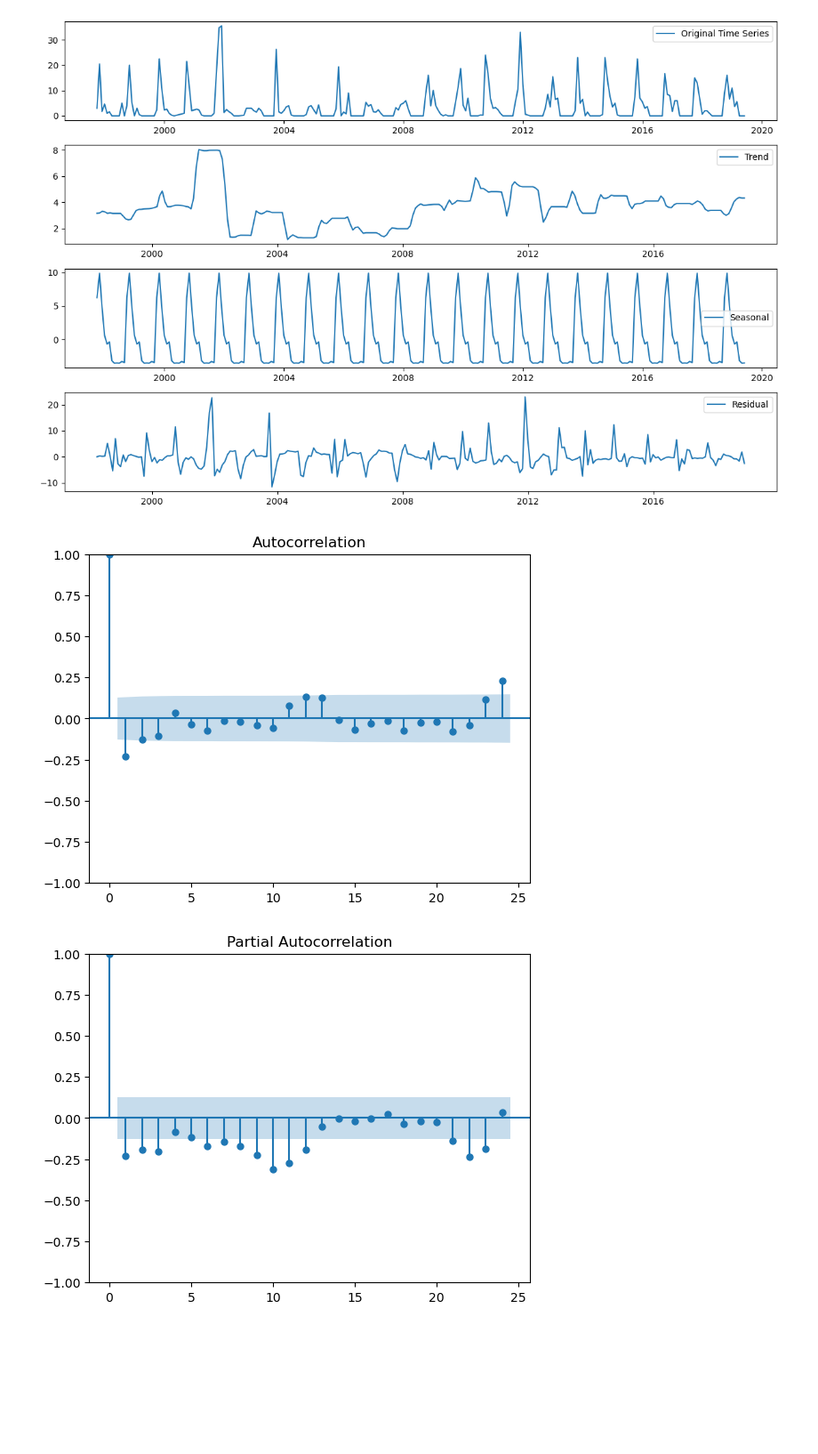
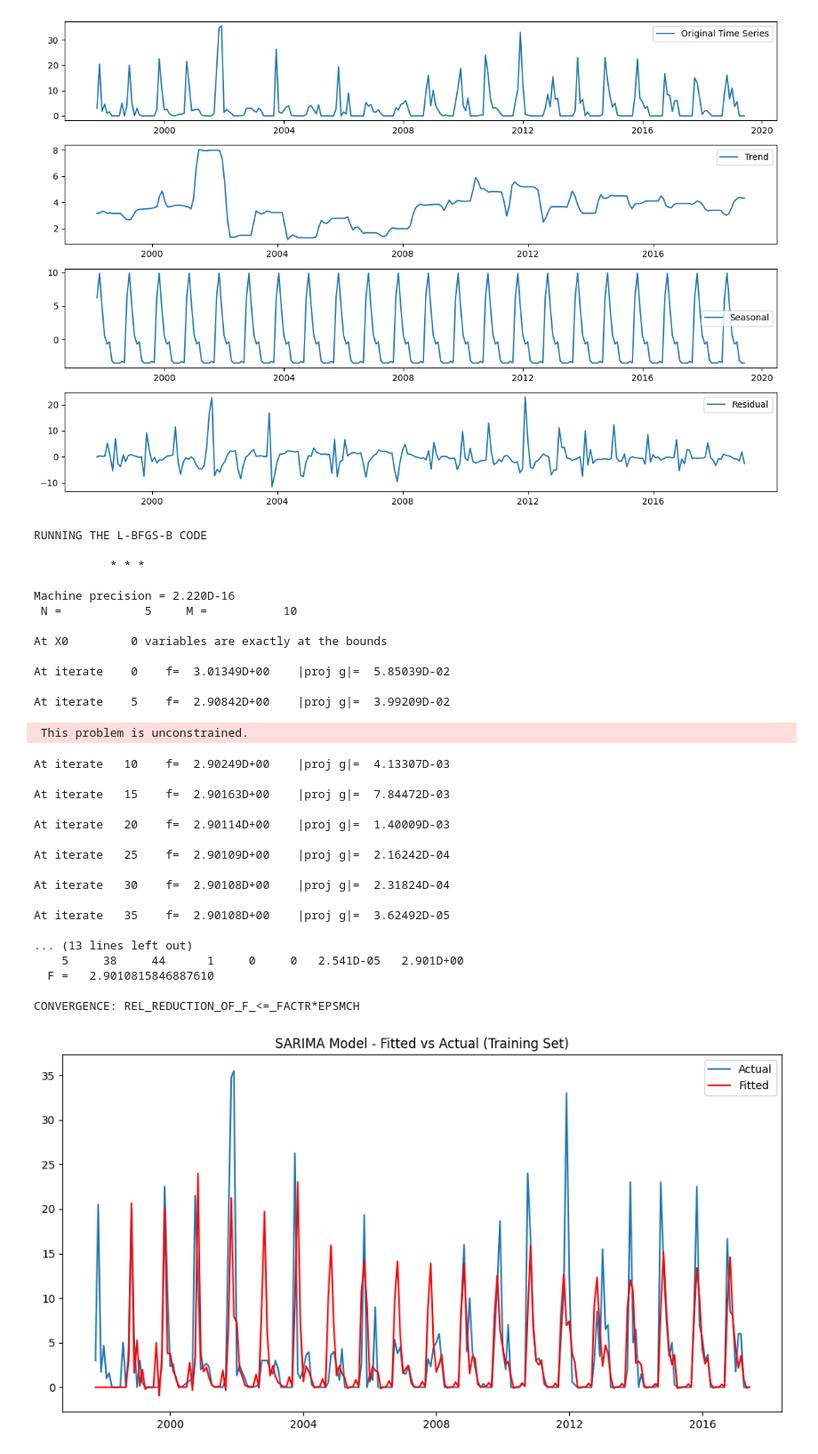
Before and after one commit to mckenned/mlProjectBirds, a Jupyter notebook: Entrega_Codigo.ipynb, the cells around one changed output. Shown at 89% size. Cells and saved outputs as stored; diff of their text form; code cells hidden in the pictures; blank space fills up the shorter version.

```diff
--- a/Entrega_Codigo.ipynb
+++ b/Entrega_Codigo.ipynb
@@ -373,22 +369,20 @@ trazar(datos_smoothed['count'], title="Variación Mosquitero Suavizada")
 # %%
 # optimizacion de parámetros
-from itertools import product
-from statsmodels.tsa.statespace.sarimax import SARIMAX
-import numpy as np
 
 # Parámetros a probar
-p_values = [0, 1, 2]
+p_values = [1, 2]
 d_values = [0, 1]
-q_values = [0, 1, 2]
-P_values = [0, 1, 2]
+q_values = [1, 2]
+P_values = [1, 2]
 D_values = [0, 1]
-Q_values = [0, 1, 2]
+Q_values = [1, 2]
 
 # Almacena los resultados y los criterios de evaluación
 best_aic = np.inf
 best_order = None
 best_seasonal_order = None
 
+# Grid Search
 # Itera sobre todas las combinaciones posibles
 for p, d, q, P, D, Q in product(p_values, d_values, q_values, P_values, D_values, Q_values):
     try:
@@ -406,11 +400,3 @@ for p, d, q, P, D, Q in product(p_values, d_values, q_values, P_values, D_values
 
     except Exception as e:
         continue
-
-# Muestra los mejores parámetros encontrados
-print(f"Best SARIMA Order: {best_order}")
-print(f"Best SARIMA Seasonal Order: {best_seasonal_order}")
-
-# Ajusta el modelo SARIMA con los mejores parámetros
-best_sarima_model = SARIMAX(datos_smoothed['count'], order=best_order, seasonal_order=best_seasonal_order)
-best_sarima_results = best_sarima_model.fit()
@@ -450,48 +442,59 @@ plt.show()
 # %% [output]
 [figure]
 # %%
-import pandas as pd
-import numpy as np
-import matplotlib.pyplot as plt
-from statsmodels.tsa.statespace.sarimax import SARIMAX
-from statsmodels.graphics.tsaplots import plot_acf, plot_pacf
-from sklearn.model_selection import TimeSeriesSplit
-
 # Definir el tamaño del conjunto de prueba
-test_size = 24  # Dos años de datos de prueba
+test_size = 24  # Dos años de datos de prueba - 5% del dataset
 
 # Dividir los datos en conjuntos de entrenamiento y prueba
 train_data = datos_smoothed[:-test_size]
 test_data = datos_smoothed[-test_size:]
 
-# Determinar el orden de diferenciación
-diff = train_data['count'].diff().dropna()
-
-# Graficar ACF y PACF para ayudar a determinar el orden estacional
-plot_acf(diff, lags=24)
-plot_pacf(diff, lags=24)
-plt.show()
-
 # Establecer el orden del modelo SARIMA
-order = (2, 1, 2)  # Reemplazar con valores apropiados basados en el análisis de ACF y PACF
-seasonal_order = (2, 1, 2, 12)  # Suponiendo una estacionalidad anual
+order = best_order  # Reemplazar con valores apropiados basados en el análisis de ACF y PACF
+seasonal_order = best_seasonal_order  # Suponiendo una estacionalidad anual
 
 # Crear y ajustar el modelo SARIMA en los datos de entrenamiento
 sarima_model = SARIMAX(train_data['count'], order=order, seasonal_order=seasonal_order)
 sarima_results = sarima_model.fit()
 
 # Graficar valores pronosticados vs reales para el conjunto de entrenamiento
 plt.figure(figsize=(12, 6))
 plt.plot(train_data['count'], label='Actual')
 plt.plot(sarima_results.fittedvalues, label='Fitted', color='red')
 plt.title('SARIMA Model - Fitted vs Actual (Training Set)')
 plt.legend()
 plt.show()
 
-# Pronosticar en el conjunto de prueba
-forecast = sarima_results.get_forecast(steps=test_size)
-
 # Graficar valores pronosticados vs reales para el conjunto de
 # %% [output]
+RUNNING THE L-BFGS-B CODE
+
+           * * *
+
+Machine precision = 2.220D-16
+ N =            5     M =           10
+
+At X0         0 variables are exactly at the bounds
+
+At iterate    0    f=  3.01349D+00    |proj g|=  5.85039D-02
+
+At iterate    5    f=  2.90842D+00    |proj g|=  3.99209D-02
+ This problem is unconstrained.
+At iterate   10    f=  2.90249D+00    |proj g|=  4.13307D-03
+
+At iterate   15    f=  2.90163D+00    |proj g|=  7.84472D-03
+
+At iterate   20    f=  2.90114D+00    |proj g|=  1.40009D-03
+
+At iterate   25    f=  2.90109D+00    |proj g|=  2.16242D-04
+
+At iterate   30    f=  2.90108D+00    |proj g|=  2.31824D-04
+
+At iterate   35    f=  2.90108D+00    |proj g|=  3.62492D-05
+
+... (13 lines left out)
+    5     38     44      1     0     0   2.541D-05   2.901D+00
+  F =   2.9010815846887610
+
+CONVERGENCE: REL_REDUCTION_OF_F_<=_FACTR*EPSMCH
-[figure, old version]
+[figure, new version]
-[figure, removed]
```
Also changed, not shown: parts of 22 cells of this notebook.
